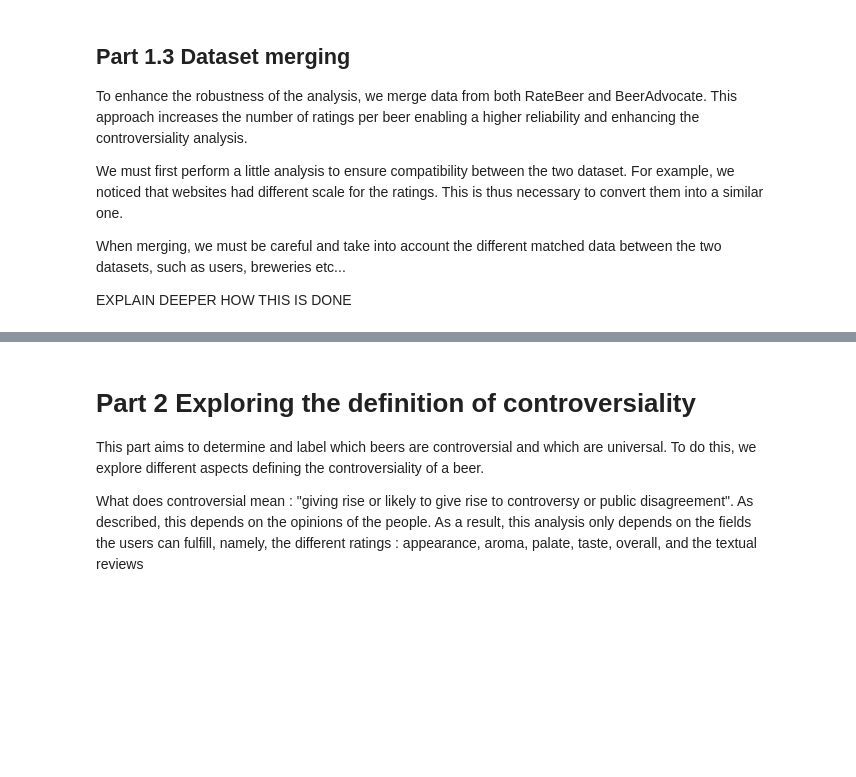
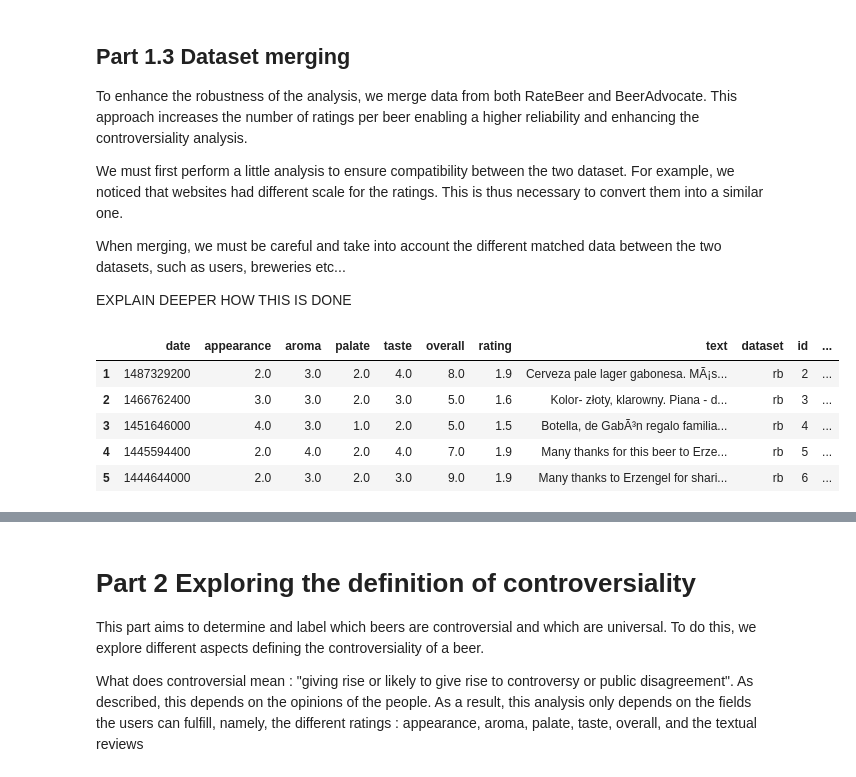
Before and after one commit to epfl-ada/ada-2024-project-abracadabra, a Jupyter notebook: preliminary_analysis.ipynb, the cells around one changed output, grey strips where cells are left out. Cells and saved outputs as stored; diff of their text form; code cells hidden in the pictures; blank space fills up the shorter version.

```diff
--- a/preliminary_analysis.ipynb
+++ b/preliminary_analysis.ipynb
@@ -28,0 +47,9 @@ EXPLAIN DEEPER HOW THIS IS DONE
+# %%
+ratings.head()
+# %% [output]
+|  | date | appearance | aroma | palate | taste | overall | rating | text | dataset | id | ... |
+| 1 | 1487329200 | 2.0 | 3.0 | 2.0 | 4.0 | 8.0 | 1.9 | Cerveza pale lager gabonesa. MÃ¡s... | rb | 2 | ... |
+| 2 | 1466762400 | 3.0 | 3.0 | 2.0 | 3.0 | 5.0 | 1.6 | Kolor- złoty, klarowny. Piana - d... | rb | 3 | ... |
+| 3 | 1451646000 | 4.0 | 3.0 | 1.0 | 2.0 | 5.0 | 1.5 | Botella, de GabÃ³n regalo familia... | rb | 4 | ... |
+| 4 | 1445594400 | 2.0 | 4.0 | 2.0 | 4.0 | 7.0 | 1.9 | Many thanks for this beer to Erze... | rb | 5 | ... |
+| 5 | 1444644000 | 2.0 | 3.0 | 2.0 | 3.0 | 9.0 | 1.9 | Many thanks to Erzengel for shari... | rb | 6 | ... |
```
Also changed, not shown: parts of 5 cells of this notebook, 1 other file.
